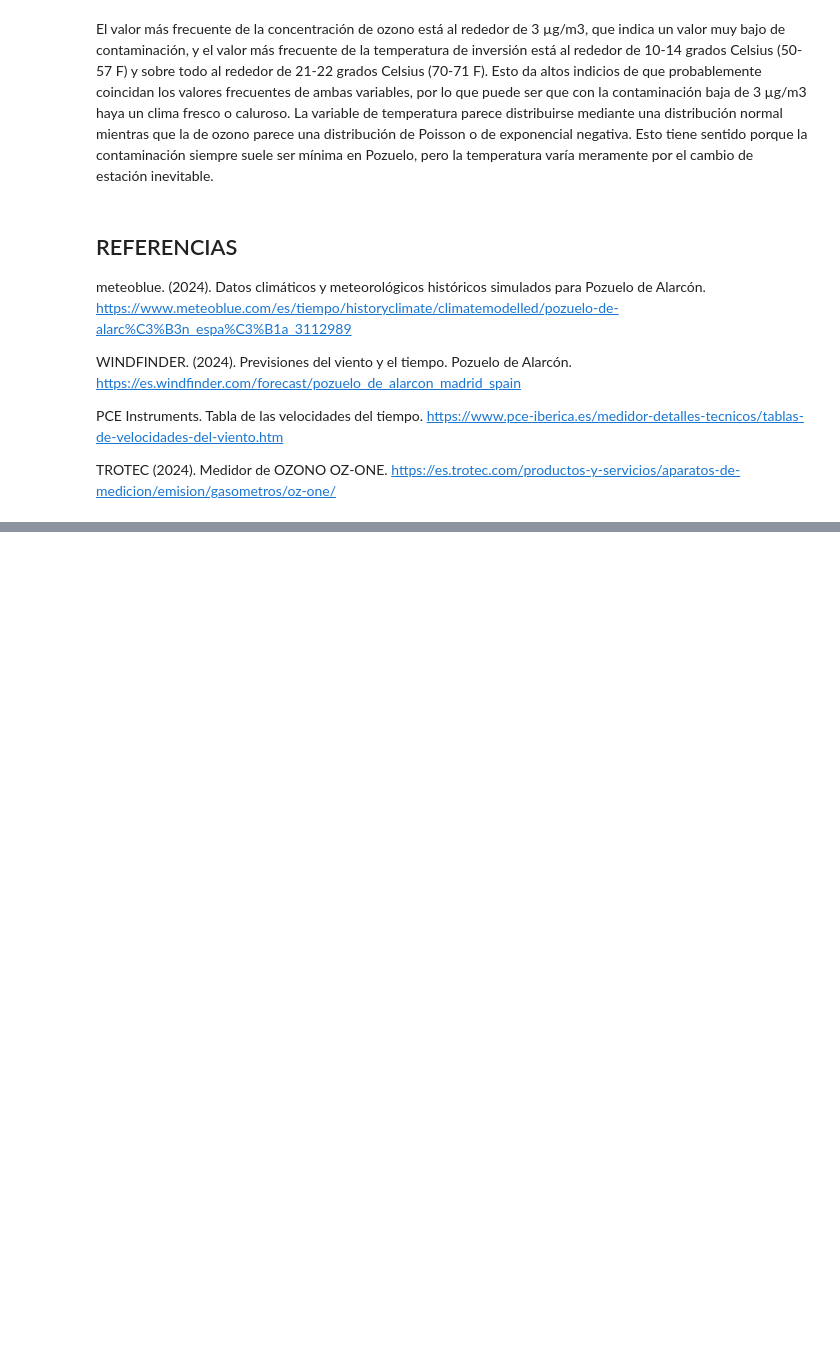
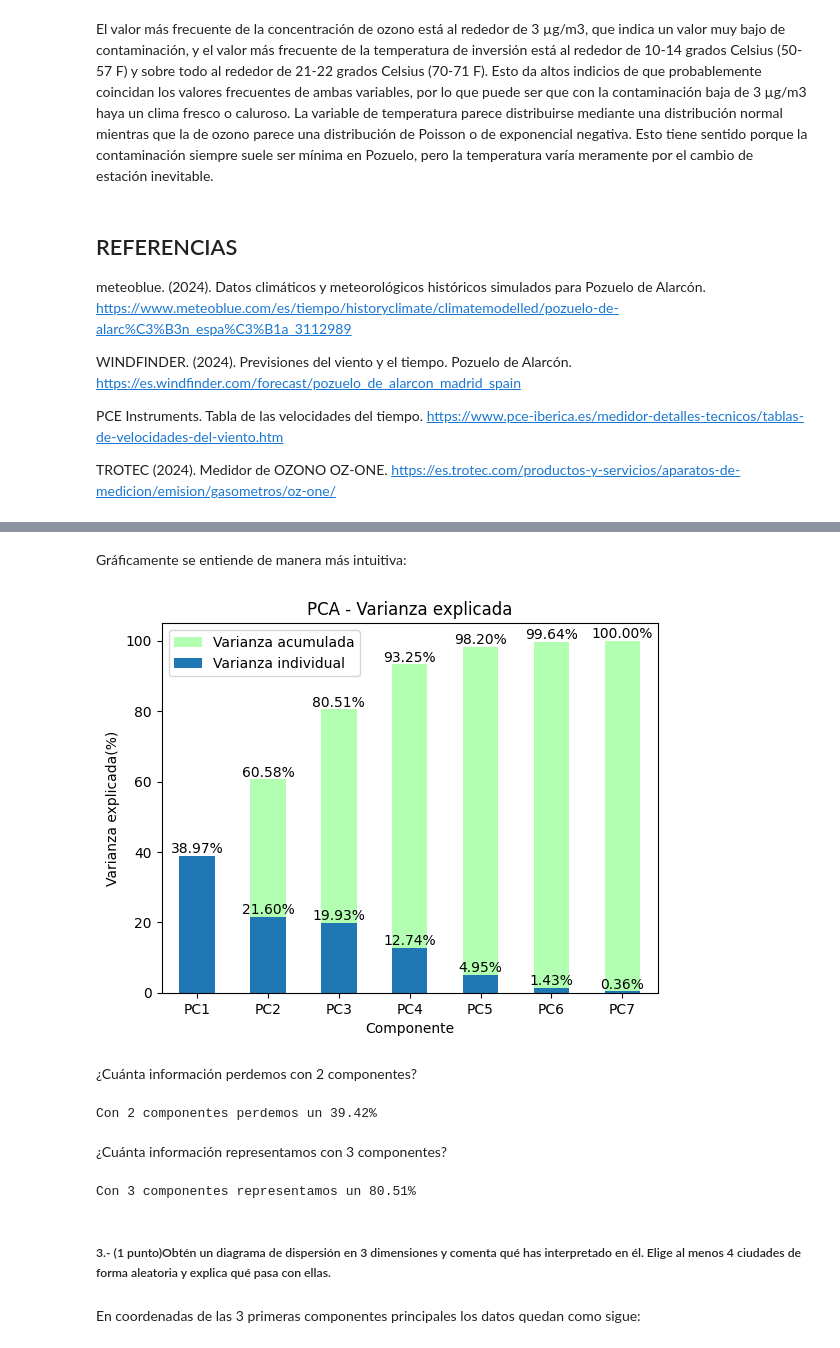
Before and after one commit to Alf-caput/P1_MineriaDeDatos, a Jupyter notebook: LAB01_GrupoB05.ipynb, the cells around one changed output, grey strips where cells are left out. Cells and saved outputs as stored; diff of their text form; code cells hidden in the pictures; blank space fills up the shorter version.

```diff
--- a/LAB01_GrupoB05.ipynb
+++ b/LAB01_GrupoB05.ipynb
@@ -869,0 +1145,13 @@ TROTEC (2024).  Medidor de OZONO OZ-ONE. https://es.trotec.com/productos-y-servi
+# %%
+variance_perc = (eigenvalues * 100 / np.sum(eigenvalues))
+acc_variance_perc = np.cumsum(variance_perc)
+comp_index = pd.Index((f'PC{i+1}' for i in range(len(eigenvalues))), name='Componentes')
+
+df_variance = pd.DataFrame({
+    'Autovalor': eigenvalues,
+    'Varianza explicada(%)': variance_perc,
+    'Varianza acumulada(%)': acc_variance_perc},
+    index=comp_index)
+
+with Notation2Decimal():
+    print(df_variance)
@@ -869,0 +1168,51 @@ TROTEC (2024).  Medidor de OZONO OZ-ONE. https://es.trotec.com/productos-y-servi
+# %% [markdown]
+Gráficamente se entiende de manera más intuitiva:
+# %%
+import pandas as pd
+import matplotlib.pyplot as plt
+import matplotlib.ticker as mtick
+
+x = df_variance.index
+y = df_variance.loc[:, 'Varianza explicada(%)']
+y_cum = df_variance.loc[:, 'Varianza acumulada(%)']
+
+ax = y_cum.plot(kind='bar', color='lime', alpha=0.3)
+for i, valor in enumerate(y_cum):
+    plt.text(i, valor, f'{valor:.2f}%', ha='center', va='bottom')
+
+ax = y.plot(kind='bar')
+for i, valor in enumerate(y):
+    # Acumulada[0] == Individual[0] omit first Acumulada
+    if i:
+        plt.text(i, valor, f'{valor:.2f}%', ha='center', va='bottom')
+
+# Rotate labels
+ax.set_xticklabels(ax.get_xticklabels(), rotation=0)
+
+plt.xlabel('Componente')
+plt.ylabel('Varianza explicada(%)')
+plt.title('PCA - Varianza explicada')
+plt.legend(['Varianza acumulada', 'Varianza individual'], loc='best')
+plt.show()
+# %% [output]
+[figure, added]
+# %% [markdown]
+¿Cuánta información perdemos con 2 componentes?
+# %%
+num_comp = 2
+info_loss = 100-df_variance.loc[f"PC{num_comp}", "Varianza acumulada(%)"]
+print(f'Con {num_comp} componentes perdemos un {info_loss:.2f}%')
+# %% [output]
+Con 2 componentes perdemos un 39.42%
+# %% [markdown]
+¿Cuánta información representamos con 3 componentes?
+# %%
+num_comp = 3
+info = df_variance.loc[f"PC{num_comp}", "Varianza acumulada(%)"]
+print(f'Con {num_comp} componentes representamos un {info:.2f}%')
+# %% [output]
+Con 3 componentes representamos un 80.51%
+# %% [markdown]
+##### 3.- (1 punto)Obtén un diagrama de dispersión en 3 dimensiones y comenta qué has interpretado en él. Elige al menos 4 ciudades de forma aleatoria y explica qué pasa con ellas.
+# %% [markdown]
+En coordenadas de las 3 primeras componentes principales los datos quedan como sigue:
```
Also changed, not shown: parts of 59 cells of this notebook.
